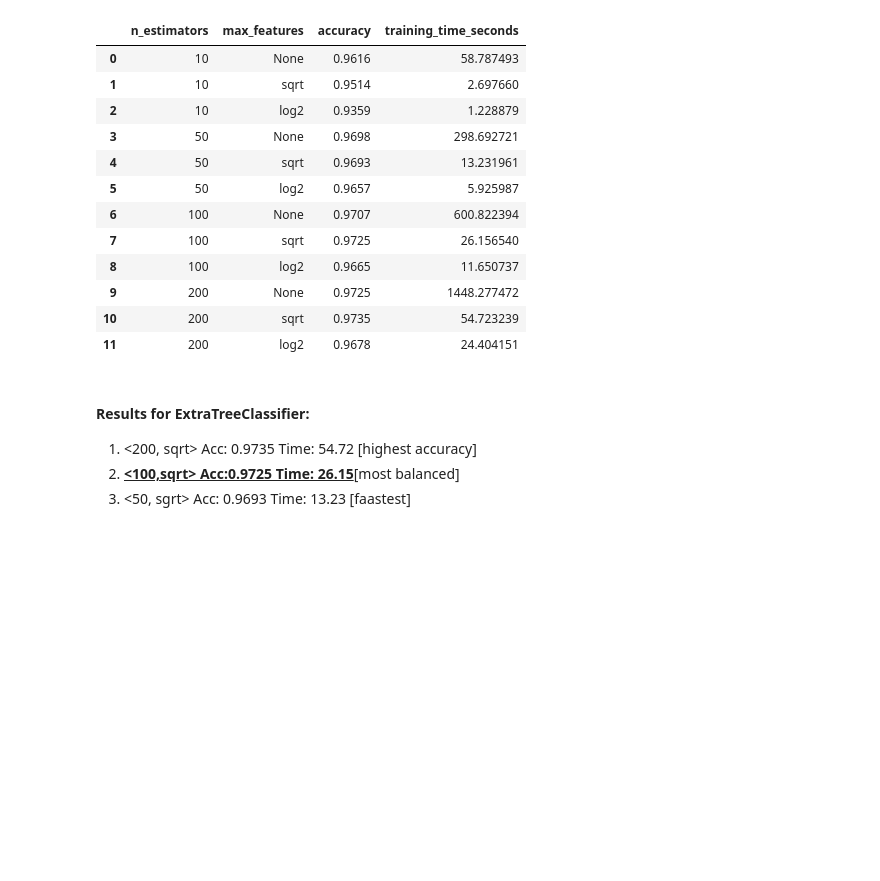
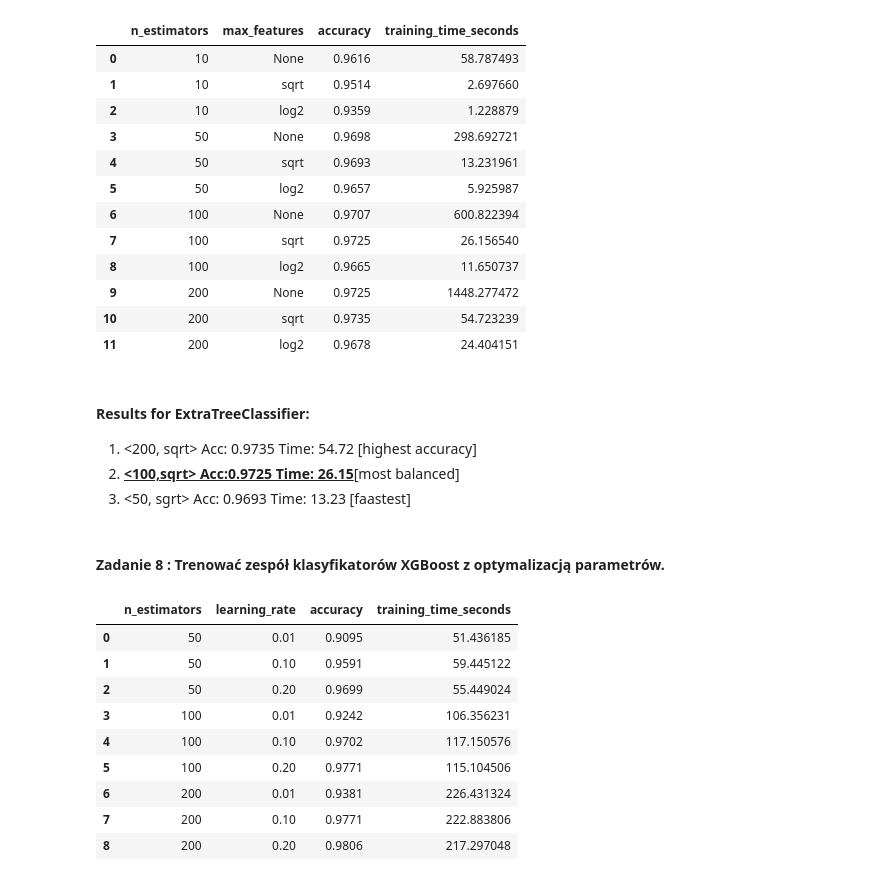
Before and after one commit to walachowska/esamble_learning, a Jupyter notebook: esemble_learning.ipynb, the cells around one changed output. Cells and saved outputs as stored; diff of their text form; code cells hidden in the pictures; blank space fills up the shorter version.

Commit message:
XGBoost:

```diff
--- a/esemble_learning.ipynb
+++ b/esemble_learning.ipynb
@@ -246,3 +246,43 @@ results_df
 1. <200, sqrt> Acc: 0.9735 Time: 54.72 [highest accuracy]
 2. **<u><100,sqrt> Acc:0.9725 Time: 26.15</u>**[most balanced]
 3. <50, sgrt> Acc: 0.9693 Time: 13.23 [faastest]
+# %% [markdown]
+#### Zadanie 8 : Trenować zespół klasyfikatorów XGBoost z optymalizacją parametrów.
+# %%
+from xgboost import XGBClassifier
+from sklearn.metrics import accuracy_score
+import time
+
+n_estimators_values = [50, 100, 200]
+learning_rates = [0.01, 0.1, 0.2]
+results = []
+
+for n_estimators in n_estimators_values:
+    for learning_rate in learning_rates:
+        xgb_clf = XGBClassifier(n_estimators = n_estimators, learning_rate = learning_rate)
+        start_time = time.time()
+        xgb_clf.fit(X_train, y_train)
+        end_time = time.time()
+        training_time = end_time - start_time
+
+        predictions = xgb_clf.predict(X_test)
+        accuracy = accuracy_score(y_test, predictions)
+        results.append({
+            'n_estimators': n_estimators,
+            'learning_rate': learning_rate,
+            'accuracy': accuracy,
+            'training_time_seconds': training_time
+        })
+results_df = pd.DataFrame(results)
+results_df
+# %% [output]
+|  | n_estimators | learning_rate | accuracy | training_time_seconds |
+| 0 | 50 | 0.01 | 0.9095 | 51.436185 |
+| 1 | 50 | 0.10 | 0.9591 | 59.445122 |
+| 2 | 50 | 0.20 | 0.9699 | 55.449024 |
+| 3 | 100 | 0.01 | 0.9242 | 106.356231 |
+| 4 | 100 | 0.10 | 0.9702 | 117.150576 |
+| 5 | 100 | 0.20 | 0.9771 | 115.104506 |
+| 6 | 200 | 0.01 | 0.9381 | 226.431324 |
+| 7 | 200 | 0.10 | 0.9771 | 222.883806 |
+| 8 | 200 | 0.20 | 0.9806 | 217.297048 |
```
